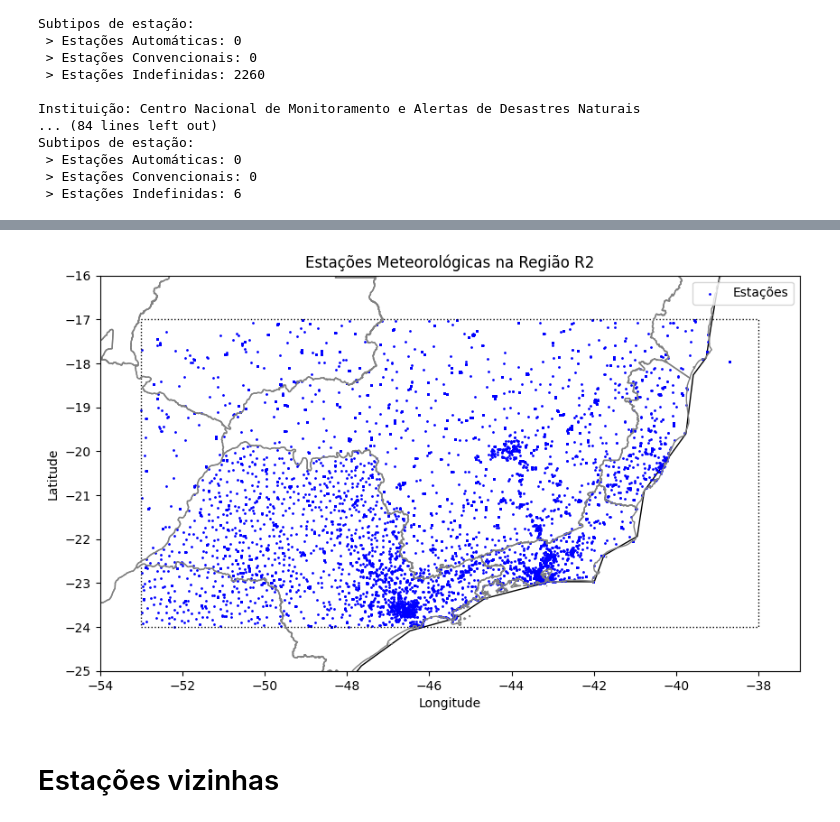
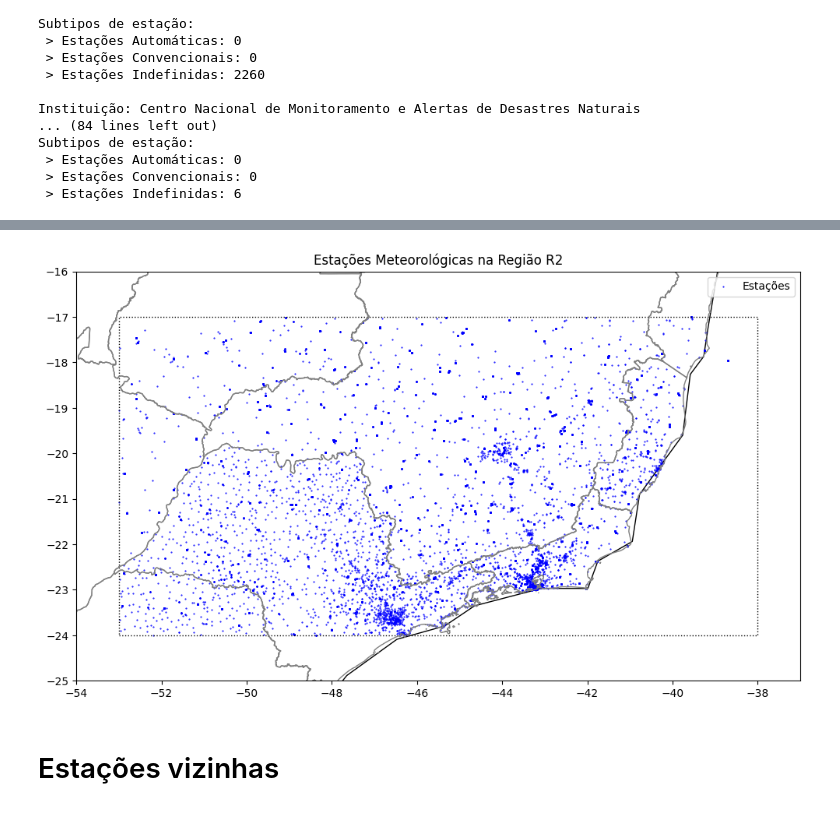
Before and after one commit to mateus-santos-rocha/doutorado, a Jupyter notebook: 0_eda.ipynb, the cells around one changed output, grey strips where cells are left out. Cells and saved outputs as stored; diff of their text form; code cells hidden in the pictures.

```diff
--- a/0_eda.ipynb
+++ b/0_eda.ipynb
@@ -61,7 +97,7 @@ array(['precipitacao', 'temperaturaarminima', 'temperaturaarmaxima',
 # %%
-plotar_estacoes_mapa(dim_estacoes,markersize=1,markercolor='blue')
+plotar_estacoes_mapa(dim_estacoes,markersize=0.25,markercolor='blue',figsize=(12,8),show_labels=False)
 # %% [output]
-[figure, old version]
+[figure, new version]
 # %% [markdown]
 # Estações vizinhas
 # %%
```
Also changed, not shown: parts of 4 cells of this notebook, 6 other files.
